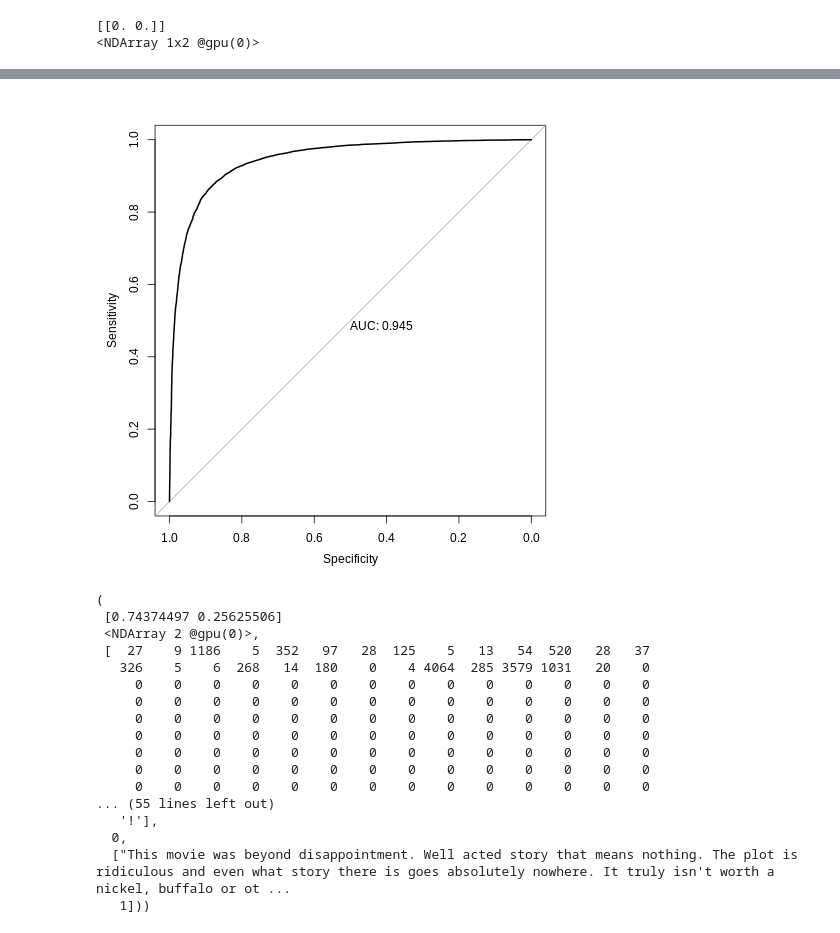
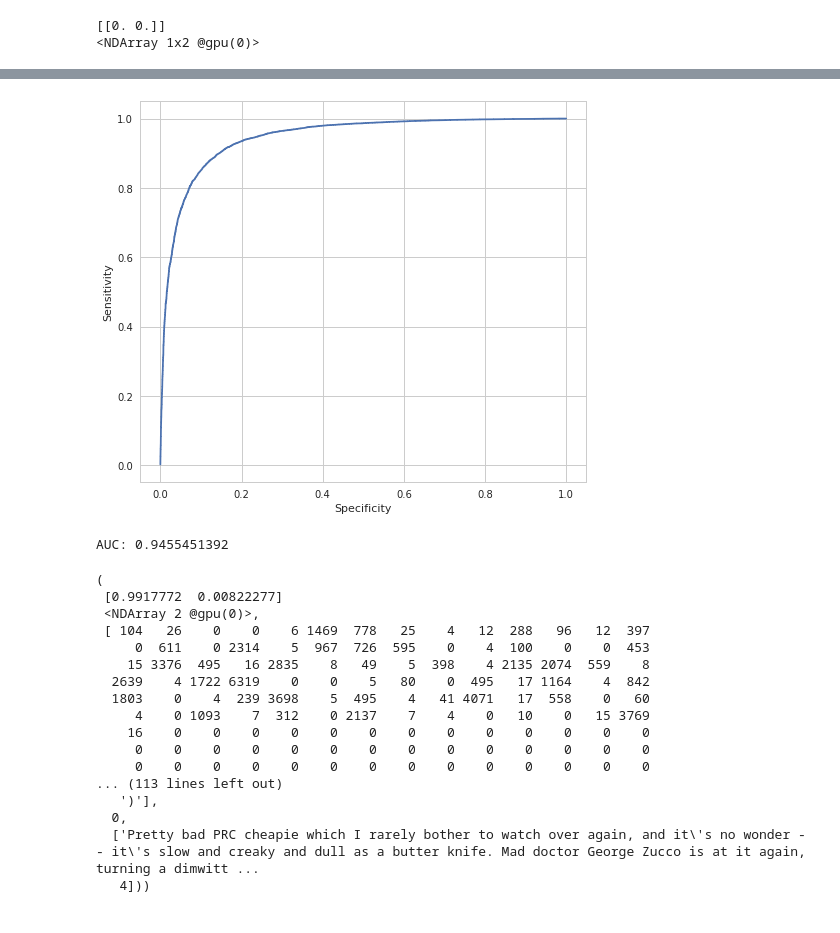
Before and after one commit to haven-jeon/grad_cam_gluon, a Jupyter notebook: text_grad_cam_imdb.ipynb, the cells around one changed output, grey strips where cells are left out. Cells and saved outputs as stored; diff of their text form; code cells hidden in the pictures.

```diff
--- a/text_grad_cam_imdb.ipynb
+++ b/text_grad_cam_imdb.ipynb
@@ -85,7 +85,8 @@ print(train_dataset[0][0][:50])
 [0, 161, 672, 106, 5, 6, 145, 22, 1400, 269, 51, 4, 7, 1221, 7, 5, 6, 4127, 60, 6297, 4942, 140, 129, 0, 161, 17, 1669, 296, 476, 7, 1221, 7, 5, 13, 0, 1002, 9063, 4, 5161, 663, 113, 1054, 1221, 21, 0 ...
 # %%
 batchify_fn = gnlp.data.batchify.Tuple(gnlp.data.batchify.Pad(axis=0),
-                                      gnlp.data.batchify.Stack(), gnlp.data.batchify.Stack())
+                                       gnlp.data.batchify.Stack(),
+                                       gnlp.data.batchify.Stack())
 # %%
 train_dataset_new = []
 for i, (x, y) in enumerate(train_dataset):
@@ -120,16 +121,18 @@ class SentClassificationModel(gluon.Block):
             self.pool2 = nn.GlobalAvgPool1D()
             self.pool3 = nn.GlobalAvgPool1D()
             self.dense = nn.Dense(2)
+            self.conv1_act = None
+
     def forward(self, inputs):
         em_out = self.embed(inputs)
         em_swaped = nd.swapaxes(em_out, 1,2)
         self.conv1_act = self.conv1(em_swaped)
         conv1_out = self.pool1(self.conv1_act)
-        conv2_ =self.conv2(em_swaped)
+        conv2_ = self.conv2(em_swaped)
         conv2_out = self.pool2(conv2_)
-        conv3_ =self.conv3(em_swaped)
+        conv3_ = self.conv3(em_swaped)
         conv3_out = self.pool3(conv3_)
-        cated_layer = nd.concat(conv1_out, conv2_out, conv3_out , dim=1)
+        cated_layer = nd.concat(conv1_out, conv2_out, conv3_out, dim=1)
         outs = self.dense(cated_layer)
         return outs
 # %%
@@ -150,7 +153,6 @@ def evaluate(net, data_iter, ctx):
     acc = mx.metric.Accuracy()
     for i, (data_x, data_y, _) in enumerate(data_iter):
         data_x = data_x.as_in_context(ctx)
-        with autograd.predict_mode():
-            output = net(data_x)
+        output = net(data_x)
         acc.update(data_y, output)
     return acc.get()[1]
@@ -175,7 +165,7 @@ for e in range(epochs):
     for i, (data, label, _) in enumerate(tqdm(train_dataloader)):
         data = data.as_in_context(ctx)
         label = label.as_in_context(ctx)
-        with autograd.record(train_mode=True):
+        with autograd.record():
             output = model(data)
             loss_ = loss(output, label)
             loss_.backward()
@@ -228,10 +216,29 @@ test_y = reslab.asnumpy()
-# %%
-%%R -i test_y -i prob_np_a
-
-library(pROC)
-plot(roc(test_y, prob_np_a), print.auc=TRUE)
-# %% [output]
-[figure, removed]
+# %%
+from sklearn import metrics
+import numpy as np
+import matplotlib.pyplot as plt
+from matplotlib import rcParams
+rcParams.update({'font.size': 15})
+plt.figure(figsize=(8,7))
+
+
+y_true = test_y
+y_probas = prob_np_a
+fpr, tpr, thresholds = metrics.roc_curve(1 - y_true, y_probas, pos_label=0)
+
+# Print ROC curve
+plt.plot(fpr, tpr)
+plt.ylabel('Sensitivity')
+plt.xlabel('Specificity')
+plt.savefig('auc.png', dpi=300)
+plt.show()
+
+# Print AUC
+auc = np.trapz(tpr,fpr)
+print('AUC:', auc)
+# %% [output]
+[figure, added]
+AUC: 0.9455451392
 # %%
 for data, label, i in test_dataloader:
     data_x = data
@@ -244,22 +251,22 @@ idx = 10
 pred[idx], data_x[idx], labels[idx], test_dataset_tkn[int(idx_list[idx].asnumpy()[0])]
 # %% [output]
 (
- [0.74374497 0.25625506]
+ [0.9917772  0.00822277]
  <NDArray 2 @gpu(0)>,
- [  27    9 1186    5  352   97   28  125    5   13   54  520   28   37
-   326    5    6  268   14  180    0    4 4064  285 3579 1031   20    0
+ [ 104   26    0    0    6 1469  778   25    4   12  288   96   12  397
+     0  611    0 2314    5  967  726  595    0    4  100    0    0  453
+    15 3376  495   16 2835    8   49    5  398    4 2135 2074  559    8
+  2639    4 1722 6319    0    0    5   80    0  495   17 1164    4  842
+  1803    0    4  239 3698    5  495    4   41 4071   17  558    0   60
+     4    0 1093    7  312    0 2137    7    4    0   10    0   15 3769
+    16    0    0    0    0    0    0    0    0    0    0    0    0    0
      0    0    0    0    0    0    0    0    0    0    0    0    0    0
      0    0    0    0    0    0    0    0    0    0    0    0    0    0
-     0    0    0    0    0    0    0    0    0    0    0    0    0    0
-     0    0    0    0    0    0    0    0    0    0    0    0    0    0
-     0    0    0    0    0    0    0    0    0    0    0    0    0    0
-     0    0    0    0    0    0    0    0    0    0    0    0    0    0
-     0    0    0    0    0    0    0    0    0    0    0    0    0    0
-... (55 lines left out)
-   '!'],
+... (113 lines left out)
+   ')'],
   0,
-  ["This movie was beyond disappointment. Well acted story that means nothing. The plot is ridiculous and even what story there is goes absolutely nowhere. It truly isn't worth a nickel, buffalo or ot ...
-   1]))
+  ['Pretty bad PRC cheapie which I rarely bother to watch over again, and it\'s no wonder -- it\'s slow and creaky and dull as a butter knife. Mad doctor George Zucco is at it again, turning a dimwitt ...
+   4]))
 # %%
 heat, loss_val = grad_cam_conv1D(model, data_x[idx].asnumpy(), np.argmax(pred[idx].asnumpy()), loss=loss, ctx=ctx)
 # %% [output]
```
Also changed, not shown: parts of 8 cells of this notebook.
